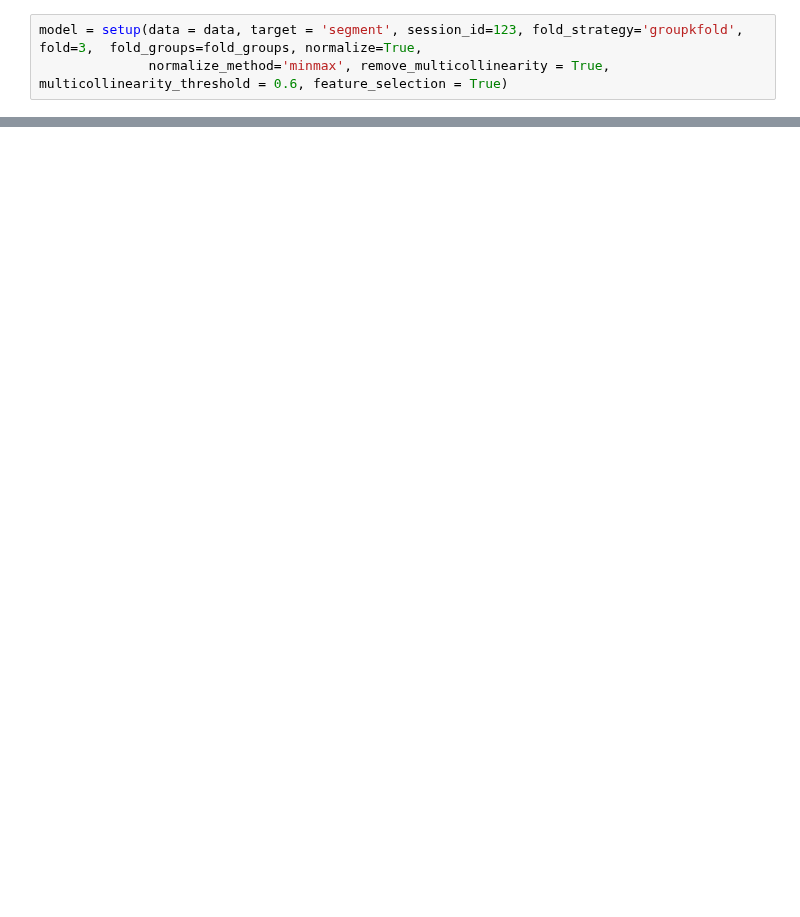
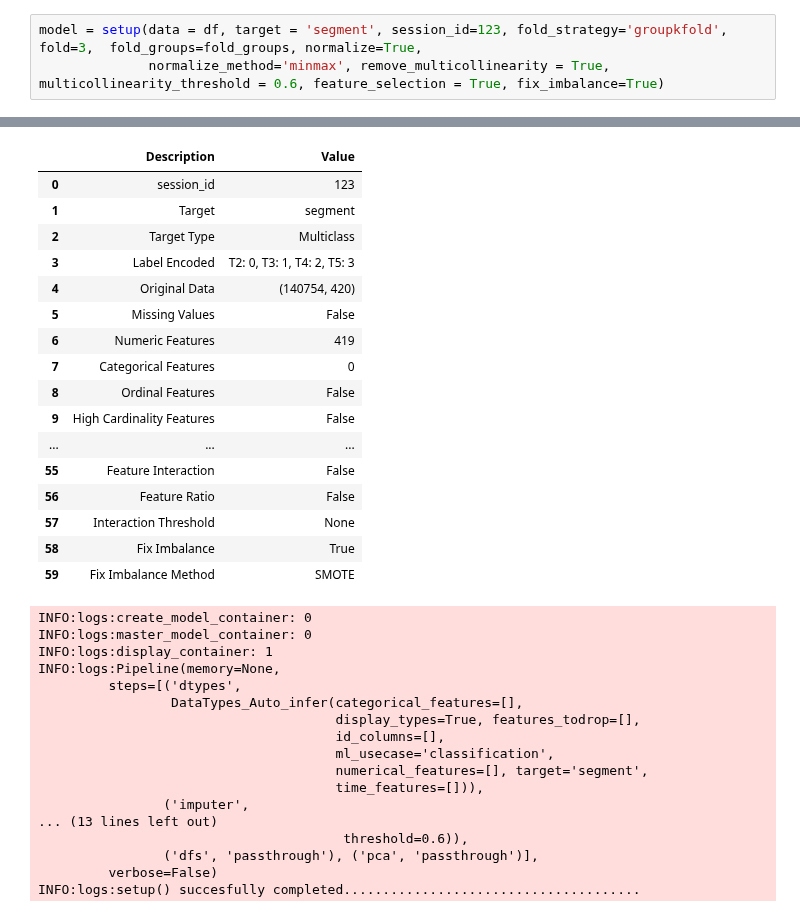
Before and after one commit to kcristinaa/Drag-flik-RAIS-Hackathon, a Jupyter notebook: frame_segmentation.ipynb, the cells around one changed output, grey strips where cells are left out. Cells and saved outputs as stored; diff of their text form; blank space fills up the shorter version.

```diff
--- a/frame_segmentation.ipynb
+++ b/frame_segmentation.ipynb
@@ -29,4 +65,4 @@ data = df.drop(columns=['id', 'sample', 'speed', 'key'])
 # %%
-model = setup(data = data, target = 'segment', session_id=123, fold_strategy='groupkfold', fold=3,  fold_groups=fold_groups, normalize=True,
-              normalize_method='minmax', remove_multicollinearity = True, multicollinearity_threshold = 0.6, feature_selection = True)
+model = setup(data = df, target = 'segment', session_id=123, fold_strategy='groupkfold', fold=3,  fold_groups=fold_groups, normalize=True,
+              normalize_method='minmax', remove_multicollinearity = True, multicollinearity_threshold = 0.6, feature_selection = True, fix_imbalance=True)
 # %% [output]
@@ -33,0 +69,34 @@ model = setup(data = data, target = 'segment', session_id=123, fold_strategy='gr
+|  | Description | Value |
+| 0 | session_id | 123 |
+| 1 | Target | segment |
+| 2 | Target Type | Multiclass |
+| 3 | Label Encoded | T2: 0, T3: 1, T4: 2, T5: 3 |
+| 4 | Original Data | (140754, 420) |
+| 5 | Missing Values | False |
+| 6 | Numeric Features | 419 |
+| 7 | Categorical Features | 0 |
+| 8 | Ordinal Features | False |
+| 9 | High Cardinality Features | False |
+| ... | ... | ... |
+| 55 | Feature Interaction | False |
+| 56 | Feature Ratio | False |
+| 57 | Interaction Threshold | None |
+| 58 | Fix Imbalance | True |
+| 59 | Fix Imbalance Method | SMOTE |
+INFO:logs:create_model_container: 0
+INFO:logs:master_model_container: 0
+INFO:logs:display_container: 1
+INFO:logs:Pipeline(memory=None,
+         steps=[('dtypes',
+                 DataTypes_Auto_infer(categorical_features=[],
+                                      display_types=True, features_todrop=[],
+                                      id_columns=[],
+                                      ml_usecase='classification',
+                                      numerical_features=[], target='segment',
+                                      time_features=[])),
+                ('imputer',
+... (13 lines left out)
+                                       threshold=0.6)),
+                ('dfs', 'passthrough'), ('pca', 'passthrough')],
+         verbose=False)
+INFO:logs:setup() succesfully completed......................................
```
Also changed, not shown: parts of 25 cells of this notebook, 2 other files.
